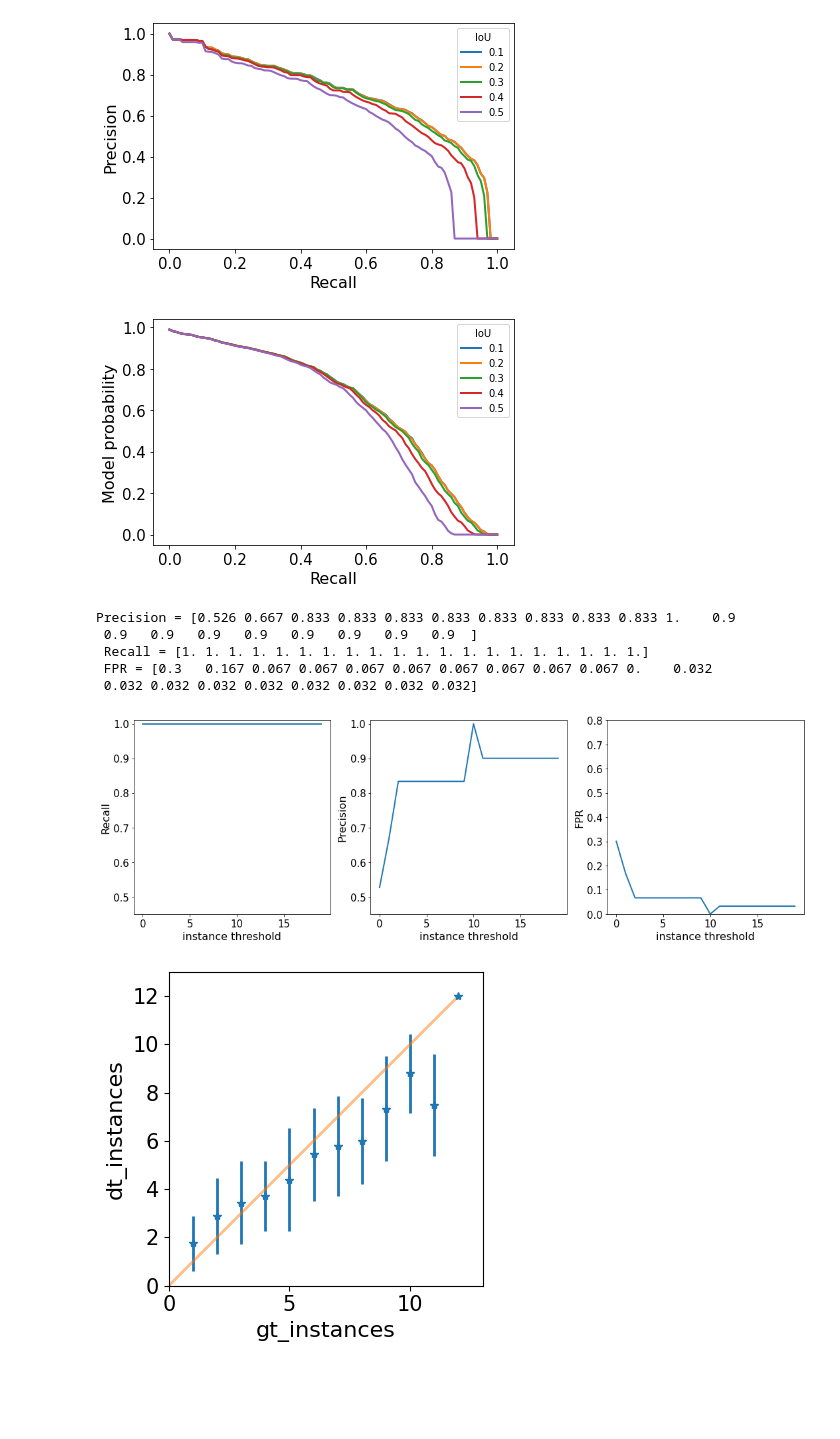
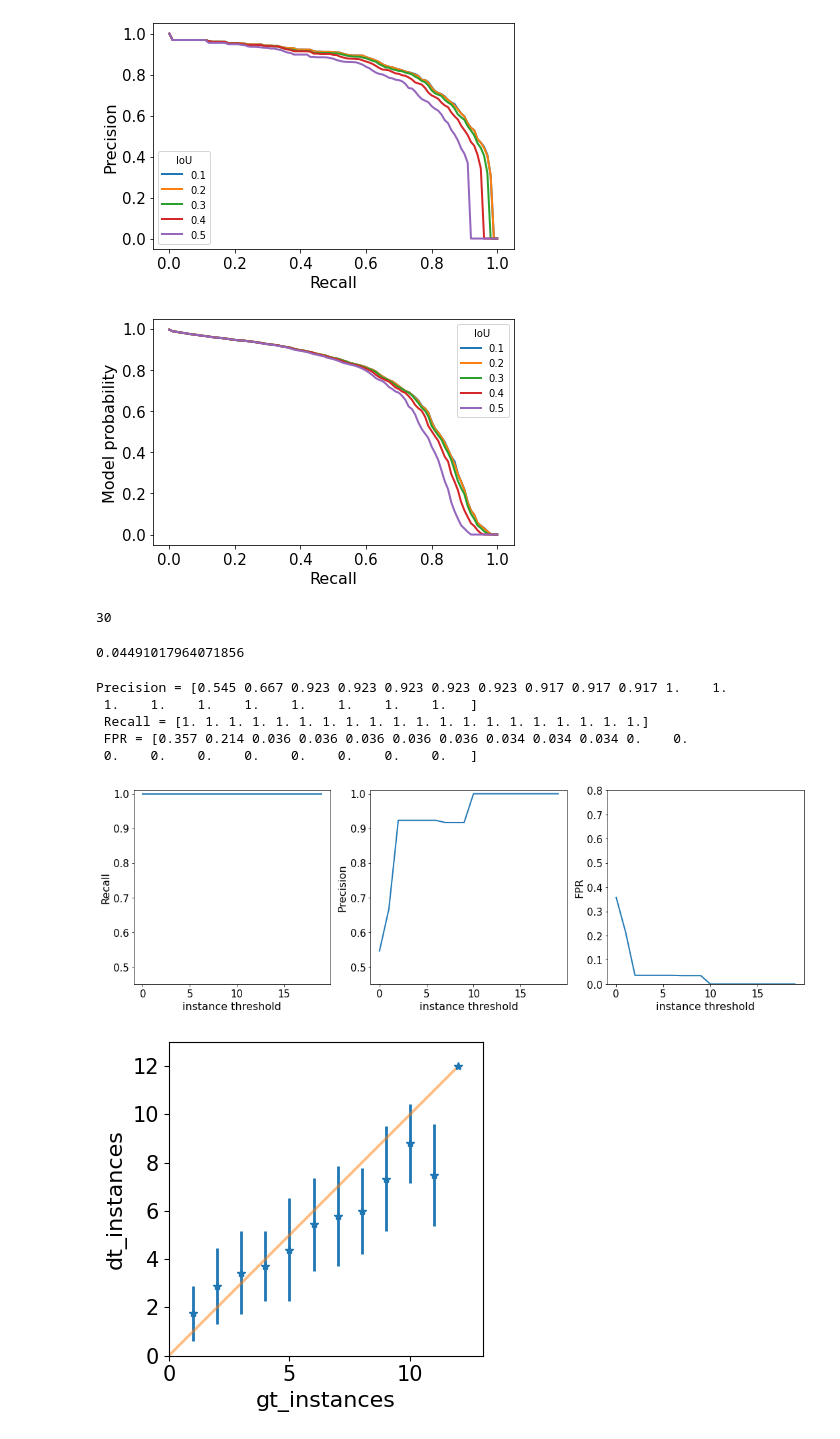
Before and after one commit to uw-biomedical-ml/detectron2-rpd-yb, a Jupyter notebook: runEvaluateClass.ipynb, the cells around one changed output. Drawn from its saved outputs; the diff is of its cells as text; code cells hidden in the pictures; blank space fills up the shorter version.

```diff
--- a/runEvaluateClass.ipynb
+++ b/runEvaluateClass.ipynb
@@ -8,8 +8,8 @@ import detectron2
 from detectron2.data import DatasetCatalog,MetadataCatalog
 from plain_train_net import grab_dataset
 
-reprocess_results=True
-dataset_name = "ext_test"
+reprocess_results=False
+dataset_name = "test"
 dpi=120
 # %%
 #predict
@@ -90,13 +115,13 @@ myeval.plot_PRcurve()
 plt.tight_layout()
 plt.gcf().savefig(os.path.join(cfg.OUTPUT_DIR,'PRCurve_'+dataset_name+'.png'),dpi=dpi)
 # %% [output]
-[figure, old version]
+[figure, new version]
 # %%
 
 myeval.plot_recall_vs_prob()
 plt.tight_layout()
 plt.gcf().savefig(os.path.join(cfg.OUTPUT_DIR,'ProbvsRecall_'+dataset_name+'.png'),dpi=dpi)
 # %% [output]
-[figure, old version]
+[figure, new version]
 # %%
 
@@ -104,15 +129,23 @@ from plain_train_net import CreatePlotsRPD
 RPDplt = CreatePlotsRPD.initfromcoco(myeval.mycoco,myeval.prob_thresh)
+# %%
+(RPDplt.dfvol.gt_instances==0).sum()
+# %% [output]
+30
+# %%
+((RPDplt.dfvol.gt_instances>0)&(RPDplt.dfimg.dt_instances>5)).sum()
+# %% [output]
+0.04491017964071856
 # %%
 inst = list(range(0,20))
-pr,rc,fpr = RPDplt.plot_img_level_instance_thresholding(RPDplt.dfpts,inst)
+pr,rc,fpr = RPDplt.plot_img_level_instance_thresholding(RPDplt.dfvol,inst)
 plt.gcf().savefig(os.path.join(cfg.OUTPUT_DIR,'instance_thresh_eye_level_'+dataset_name+'.png'),dpi=dpi)
 print('Precision = {}\n Recall = {}\n FPR = {}\n'.format(pr,rc,fpr))
 # %% [output]
-Precision = [0.526 0.667 0.833 0.833 0.833 0.833 0.833 0.833 0.833 0.833 1.    0.9
- 0.9   0.9   0.9   0.9   0.9   0.9   0.9   0.9  ]
+Precision = [0.545 0.667 0.923 0.923 0.923 0.923 0.923 0.917 0.917 0.917 1.    1.
+ 1.    1.    1.    1.    1.    1.    1.    1.   ]
  Recall = [1. 1. 1. 1. 1. 1. 1. 1. 1. 1. 1. 1. 1. 1. 1. 1. 1. 1. 1. 1.]
- FPR = [0.3   0.167 0.067 0.067 0.067 0.067 0.067 0.067 0.067 0.067 0.    0.032
- 0.032 0.032 0.032 0.032 0.032 0.032 0.032 0.032]
+ FPR = [0.357 0.214 0.036 0.036 0.036 0.036 0.036 0.034 0.034 0.034 0.    0.
+ 0.    0.    0.    0.    0.    0.    0.    0.   ]
-[figure, old version]
+[figure, new version]
 # %%
 RPDplt.dfimg.to_csv(os.path.join(cfg.OUTPUT_DIR,'dfimg_'+dataset_name+'.csv'))
```
Also changed, not shown: parts of 14 cells of this notebook, 3 other files.
